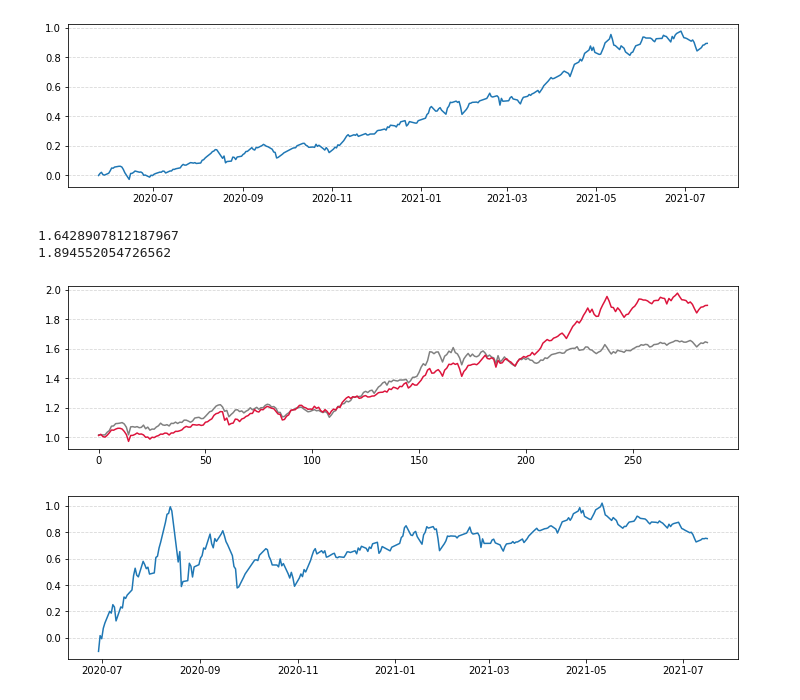
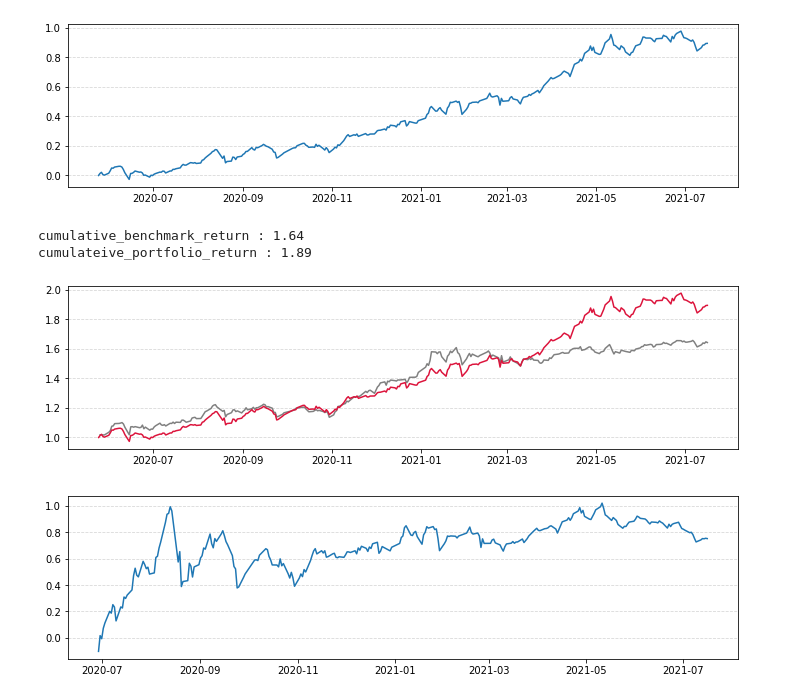
Before and after one commit to ajcltm/BackTesting, a Jupyter notebook: quality_value(7.18).ipynb, the cells around one changed output. Cells and saved outputs as stored; diff of their text form; code cells hidden in the pictures.

```diff
--- a/quality_value(7.18).ipynb
+++ b/quality_value(7.18).ipynb
@@ -132,29 +117,20 @@ plt.plot(result['date'], result['cumulative_return'])
 plt.grid(axis='y', linestyle='--', alpha=.5)
 # %% [output]
 [figure]
-# %%
-x=1
-xs=[]
-for k in range(0, len(result['bench_return'].iloc[1:])) :
-    x=x*(1+result['bench_return'][k+1])
-    xs.append(x)
-print(x)
-
-y=1
-ys=[]
-for k in range(0, len(result['portfolio_return'].iloc[1:])) :
-    y=y*(1+result['portfolio_return'][k+1])
-    ys.append(y)
-print(y)
-
-plt.figure(figsize=(12,3))
-plt.plot(xs, c='gray')
-plt.plot(ys, c='crimson')
-plt.grid(axis='y', linestyle='--', alpha=.5)
-# %% [output]
-1.6428907812187967
-1.894552054726562
-[figure, removed]
+# %%
+cul_bench_return = result['bench_return'].add(1).cumprod()
+cul_portfolio_return = result['portfolio_return'].add(1).cumprod()
+
+plt.figure(figsize=(12,3))
+plt.plot(result['date'], cul_bench_return, c='gray')
+plt.plot(result['date'], cul_portfolio_return, c='crimson')
+plt.grid(axis='y', linestyle='--', alpha=.5)
+print(f'cumulative_benchmark_return : {math.floor(cul_bench_return.iloc[-1]*100)/100}')
+print('cumulateive_portfolio_return : %.2f' %cul_portfolio_return.iloc[-1])
+# %% [output]
+cumulative_benchmark_return : 1.64
+cumulateive_portfolio_return : 1.89
+[figure, added]
 # %%
 plt.figure(figsize=(12,3))
 plt.plot(result['date'].iloc[25:], result['annualized_return'].iloc[25:])
```
Also changed, not shown: parts of 6 cells of this notebook.
